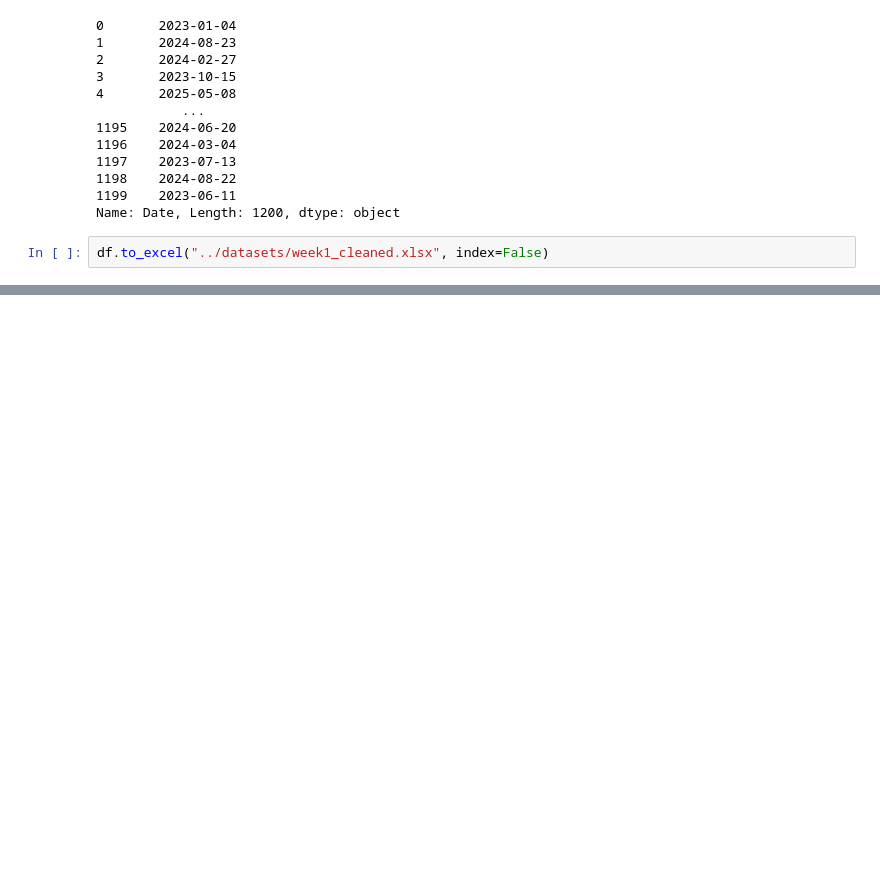
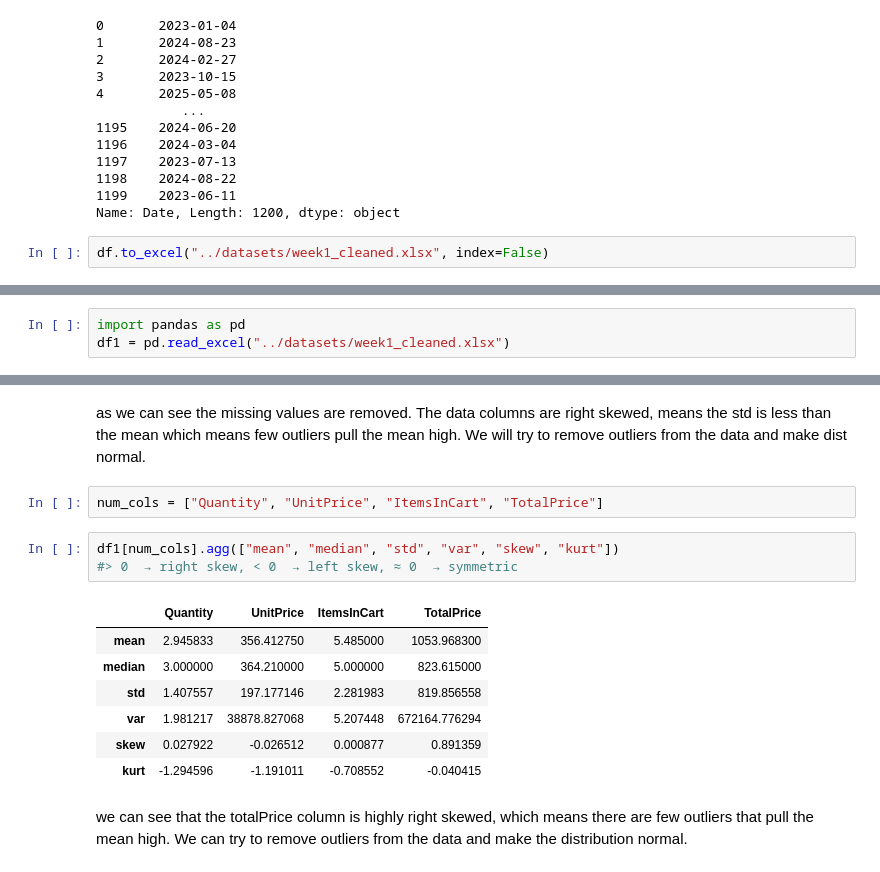
Before and after one commit to Noor-Sabah05/DecodeLabs-Internship-data-science, a Jupyter notebook: week1/week1.ipynb, the cells around one changed output, grey strips where cells are left out. Drawn from its saved outputs; the diff is of its cells as text; blank space fills up the shorter version.

Commit message:
performed task 3 + dataset with outliers removed

```diff
--- a/week1/week1.ipynb
+++ b/week1/week1.ipynb
@@ -148 +118,4 @@ Task 3: Exploratory Data Analysis (EDA)
+# %%
+import pandas as pd
+df1 = pd.read_excel("../datasets/week1_cleaned.xlsx")
 # %%
@@ -164,0 +160,17 @@ Mode Price: 211.14
+# %% [markdown]
+as we can see the missing values are removed. The data columns are right skewed, means the std is less than the mean which means few outliers pull the mean high. We will try to remove outliers from the data and make dist normal.
+# %%
+num_cols = ["Quantity", "UnitPrice", "ItemsInCart", "TotalPrice"]
+# %%
+df1[num_cols].agg(["mean", "median", "std", "var", "skew", "kurt"])
+#> 0  → right skew, < 0  → left skew, ≈ 0  → symmetric
+# %% [output]
+|  | Quantity | UnitPrice | ItemsInCart | TotalPrice |
+| mean | 2.945833 | 356.412750 | 5.485000 | 1053.968300 |
+| median | 3.000000 | 364.210000 | 5.000000 | 823.615000 |
+| std | 1.407557 | 197.177146 | 2.281983 | 819.856558 |
+| var | 1.981217 | 38878.827068 | 5.207448 | 672164.776294 |
+| skew | 0.027922 | -0.026512 | 0.000877 | 0.891359 |
+| kurt | -1.294596 | -1.191011 | -0.708552 | -0.040415 |
+# %% [markdown]
+we can see that the totalPrice column is highly right skewed, which means there are few outliers that pull the mean high. We can try to remove outliers from the data and make the distribution normal.
```
Also changed, not shown: parts of 24 cells of this notebook, 1 other file.
